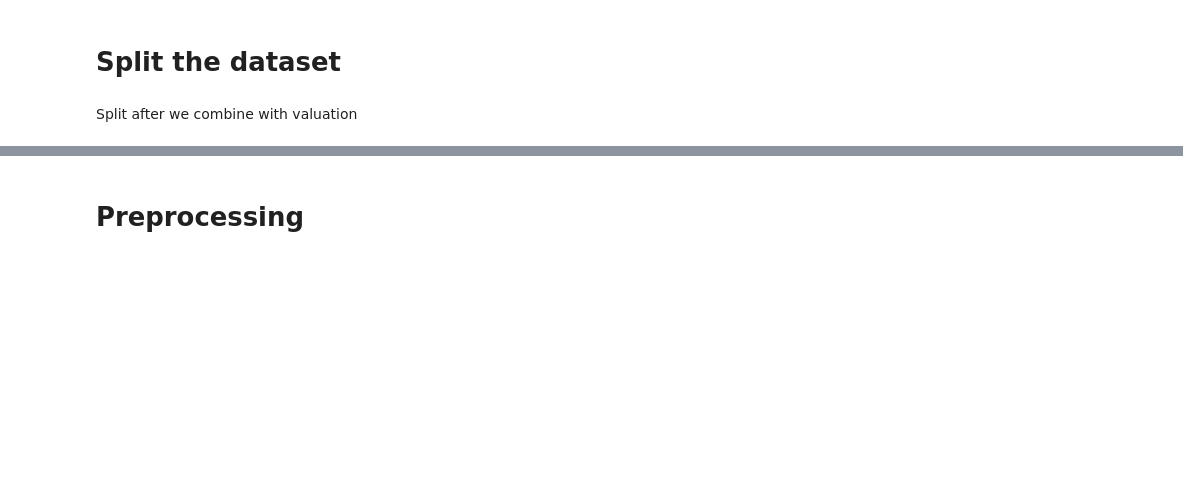
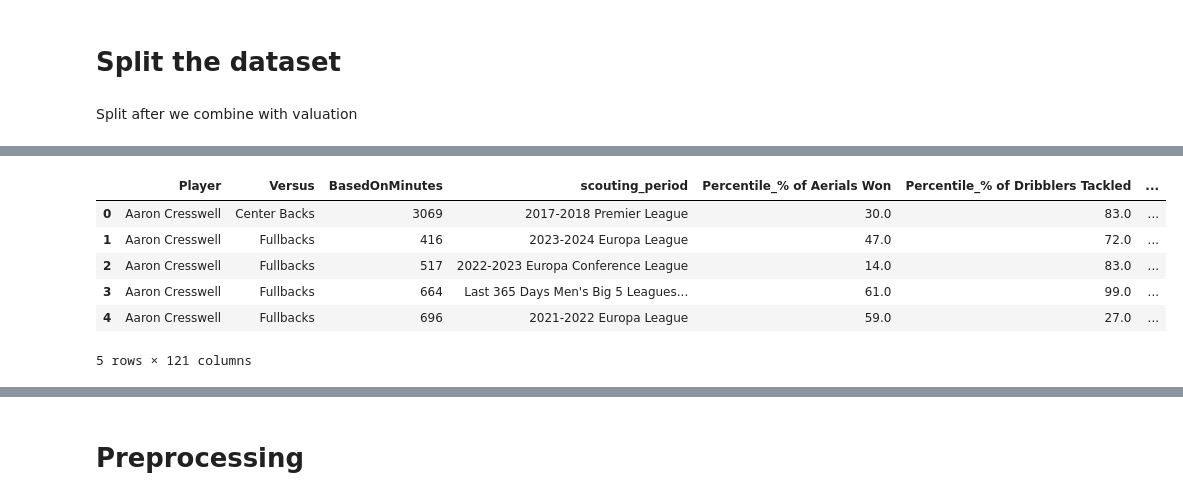
Before and after one commit to ruicongg/deadline-day, a Jupyter notebook: football_valuation_prediction.ipynb, the cells around one changed output, grey strips where cells are left out. Cells and saved outputs as stored; diff of their text form; code cells hidden in the pictures; blank space fills up the shorter version.

```diff
--- a/football_valuation_prediction.ipynb
+++ b/football_valuation_prediction.ipynb
@@ -122,0 +149,21 @@ Split after we combine with valuation
+# %%
+# Function to split into Per 90 and Percentile DataFrames
+def split_per90_percentile(df):
+    per90_df = df[key_columns + [col for col in df.columns if "Per 90" in col]]
+    percentile_df = df[key_columns + [col for col in df.columns if "Percentile" in col]]
+    return per90_df, percentile_df
+
+# Split each DataFrame
+def_per90_df, def_percentile_df = split_per90_percentile(def_df)
+mid_per90_df, mid_percentile_df = split_per90_percentile(mid_df)
+fwd_per90_df, fwd_percentile_df = split_per90_percentile(fwd_df)
+
+# Save to CSV
+def_per90_df.to_csv("transformed_data/defenders_per90.csv", index=False)
+def_percentile_df.to_csv("transformed_data/defenders_percentile.csv", index=False)
+
+mid_per90_df.to_csv("transformed_data/midfielders_per90.csv", index=False)
+mid_percentile_df.to_csv("transformed_data/midfielders_percentile.csv", index=False)
+
+fwd_per90_df.to_csv("transformed_data/forwards_per90.csv", index=False)
+fwd_percentile_df.to_csv("transformed_data/forwards_percentile.csv", index=False)
@@ -122,0 +190,10 @@ Split after we combine with valuation
+# %%
+def_percentile_df.head()
+# %% [output]
+|  | Player | Versus | BasedOnMinutes | scouting_period | Percentile_% of Aerials Won | Percentile_% of Dribblers Tackled | ... |
+| 0 | Aaron Cresswell | Center Backs | 3069 | 2017-2018 Premier League | 30.0 | 83.0 | ... |
+| 1 | Aaron Cresswell | Fullbacks | 416 | 2023-2024 Europa League | 47.0 | 72.0 | ... |
+| 2 | Aaron Cresswell | Fullbacks | 517 | 2022-2023 Europa Conference League | 14.0 | 83.0 | ... |
+| 3 | Aaron Cresswell | Fullbacks | 664 | Last 365 Days Men's Big 5 Leagues... | 61.0 | 99.0 | ... |
+| 4 | Aaron Cresswell | Fullbacks | 696 | 2021-2022 Europa League | 59.0 | 27.0 | ... |
+5 rows × 121 columns
```
Also changed, not shown: parts of 6 cells of this notebook.
